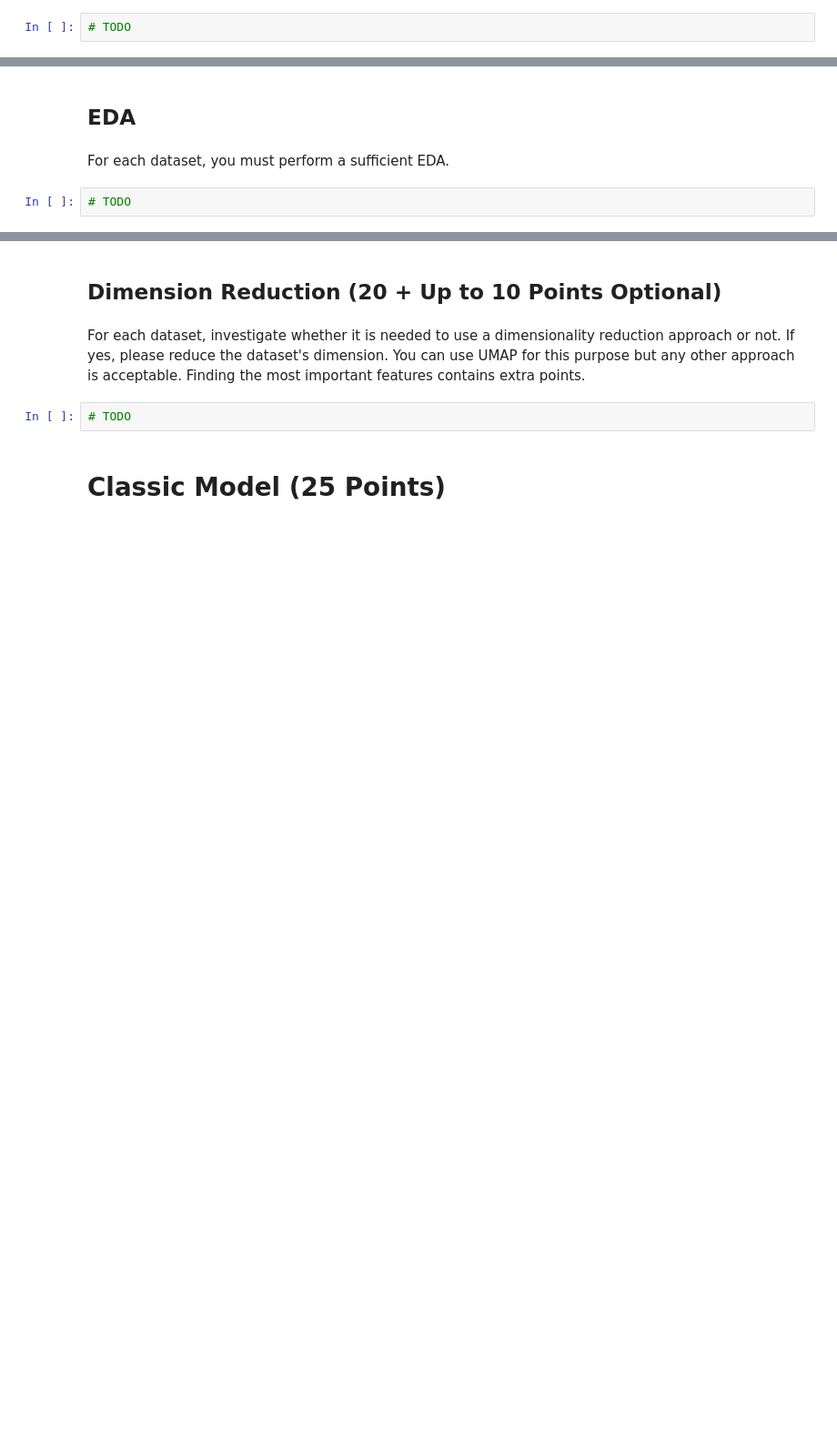
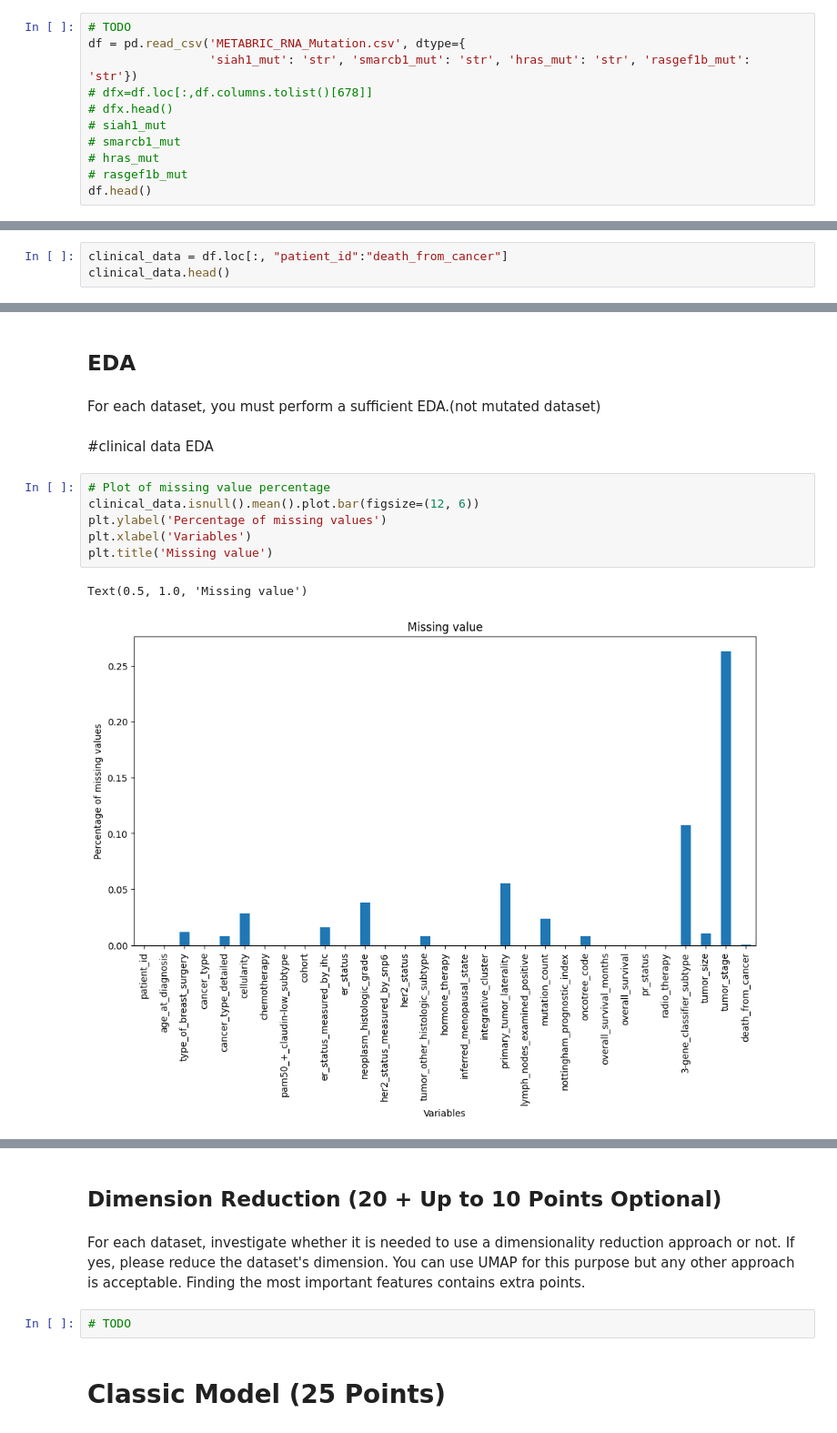
Before and after one commit to mohammadtaghi005/Breast-Cancer-Prediction, a Jupyter notebook: ML_Project.ipynb, the cells around one changed output, grey strips where cells are left out. Shown at 91% size. Cells and saved outputs as stored; diff of their text form; blank space fills up the shorter version.

Commit message:
data_load
complete data load  and start EDA for clinical data

```diff
--- a/ML_Project.ipynb
+++ b/ML_Project.ipynb
@@ -45,3 +65,12 @@ In this section you must first split data into three datasets:
 ## Data Loading & Splitting
 # %%
 # TODO
+df = pd.read_csv('METABRIC_RNA_Mutation.csv', dtype={
+                 'siah1_mut': 'str', 'smarcb1_mut': 'str', 'hras_mut': 'str', 'rasgef1b_mut': 'str'})
+# dfx=df.loc[:,df.columns.tolist()[678]]
+# dfx.head()
+# siah1_mut
+# smarcb1_mut
+# hras_mut
+# rasgef1b_mut
+df.head()
@@ -47,0 +85,3 @@ In this section you must first split data into three datasets:
+# %%
+clinical_data = df.loc[:, "patient_id":"death_from_cancer"]
+clinical_data.head()
@@ -48,6 +134,15 @@ In this section you must first split data into three datasets:
 # %% [markdown]
 ## EDA
 # %% [markdown]
-For each dataset, you must perform a sufficient EDA.
+For each dataset, you must perform a sufficient EDA.(not mutated dataset)
-# %%
-# TODO
+# %% [markdown]
+#clinical data EDA
+# %%
+# Plot of missing value percentage
+clinical_data.isnull().mean().plot.bar(figsize=(12, 6))
+plt.ylabel('Percentage of missing values')
+plt.xlabel('Variables')
+plt.title('Missing value')
+# %% [output]
+Text(0.5, 1.0, 'Missing value')
+[figure, added]
```
Also changed, not shown: parts of 14 cells of this notebook, 1 other file.
